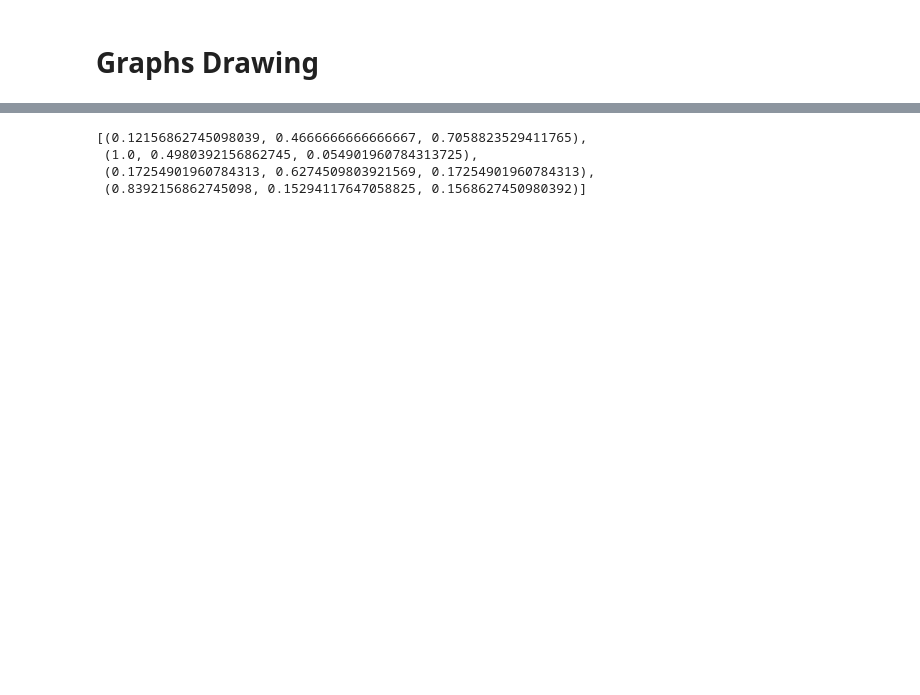
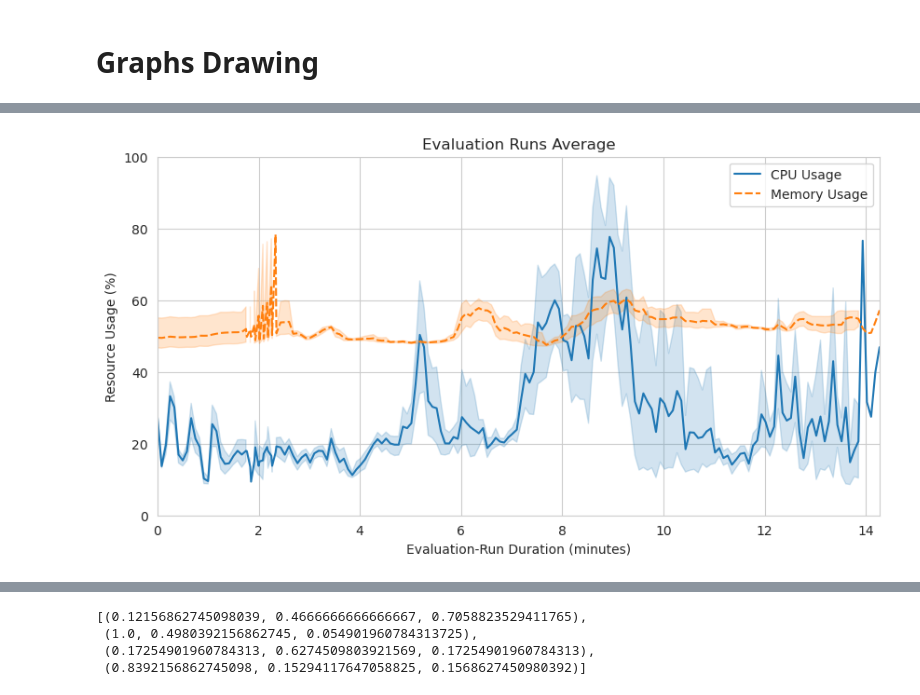
Before and after one commit to oakestra/oakestra-cli, a Jupyter notebook: oak_cli/evaluation/addons/flops/current_tmp_csv_graphs.ipynb, the cells around one changed output, grey strips where cells are left out. Drawn from its saved outputs; the diff is of its cells as text; code cells hidden in the pictures; blank space fills up the shorter version.

```diff
--- a/oak_cli/evaluation/addons/flops/current_tmp_csv_graphs.ipynb
+++ b/oak_cli/evaluation/addons/flops/current_tmp_csv_graphs.ipynb
@@ -74,0 +101,8 @@ plt.show()
+# %%
+# CPU & Memory Usage of All/Average Evaluation Runs
+draw_resource_usage_graph(
+    title="Evaluation Runs Average",
+    data=df[[CPU_KEY, MEMORY_KEY]],
+)
+# %% [output]
+[figure, added]
```
Also changed, not shown: parts of 21 cells of this notebook, 2 other files.
